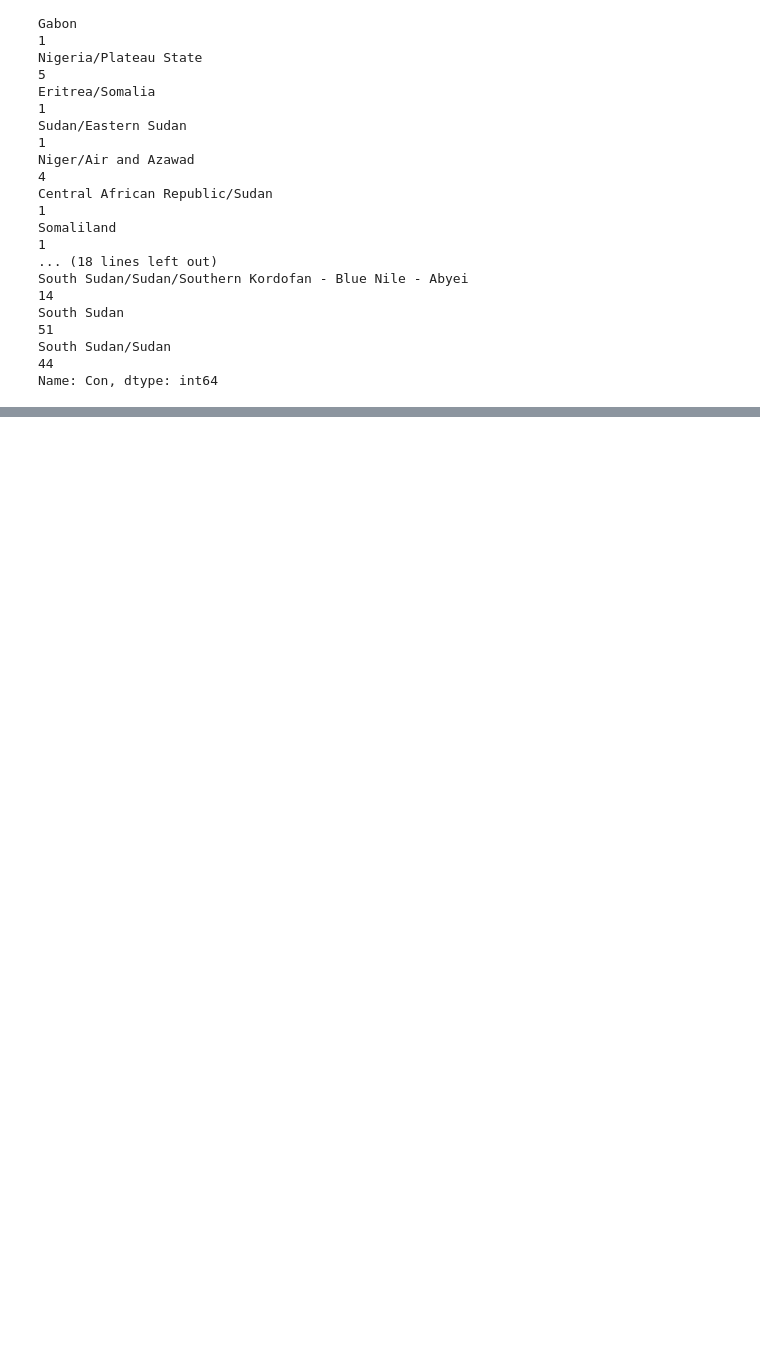
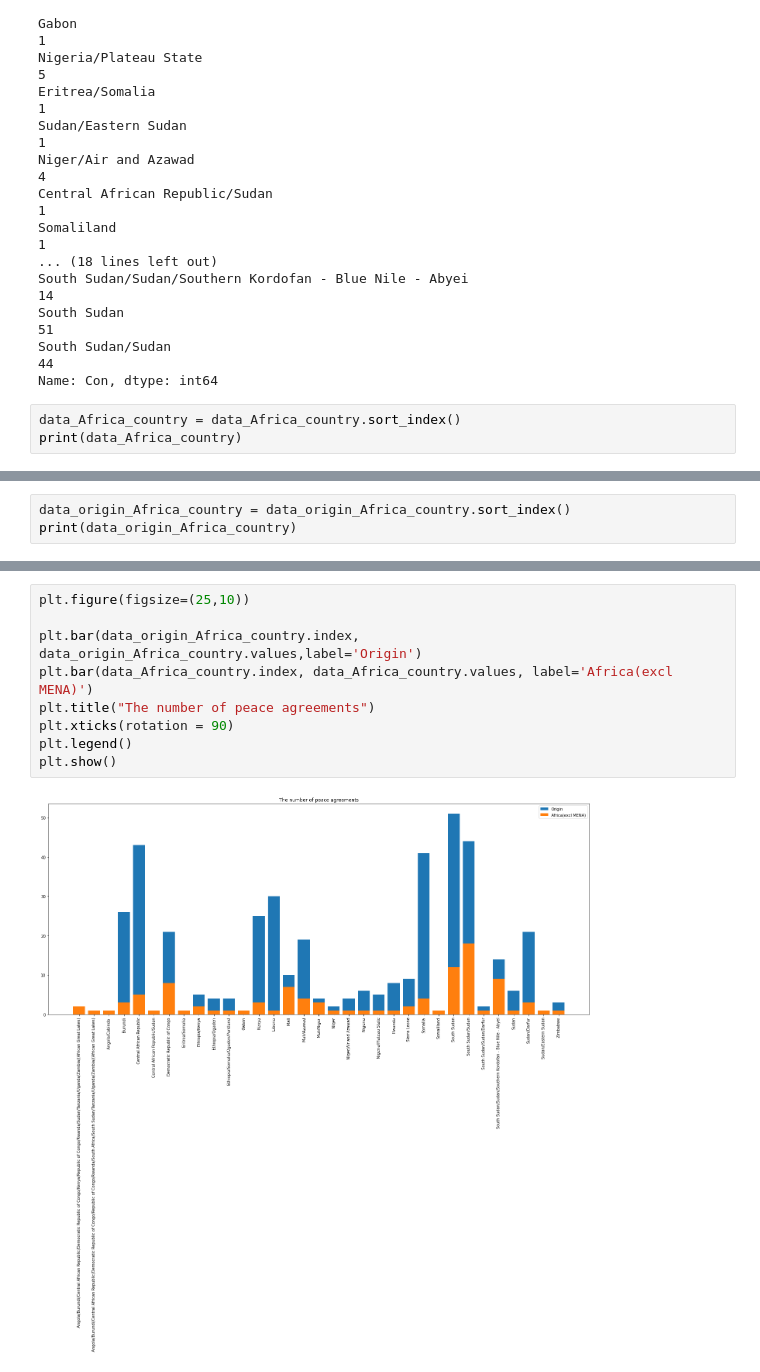
Before and after one commit to linziyingzz/Peace-agreement, a Jupyter notebook: border/assignment3.ipynb, the cells around one changed output, grey strips where cells are left out. Cells and saved outputs as stored; diff of their text form; blank space fills up the shorter version.

Commit message:
code: Contrast the number of peace agreements of origin and  after-filter in different country

```diff
--- a/border/assignment3.ipynb
+++ b/border/assignment3.ipynb
@@ -103,3 +103,6 @@ South Sudan/Sudan/Southern Kordofan - Blue Nile - Abyei
 South Sudan                                                                                                                                                            51
 South Sudan/Sudan                                                                                                                                                      44
 Name: Con, dtype: int64
+# %%
+data_Africa_country = data_Africa_country.sort_index()
+print(data_Africa_country)
@@ -105,0 +127,3 @@ Name: Con, dtype: int64
+# %%
+data_origin_Africa_country = data_origin_Africa_country.sort_index()
+print(data_origin_Africa_country)
@@ -105,0 +148,11 @@ Name: Con, dtype: int64
+# %%
+plt.figure(figsize=(25,10))
+
+plt.bar(data_origin_Africa_country.index, data_origin_Africa_country.values,label='Origin')
+plt.bar(data_Africa_country.index, data_Africa_country.values, label='Africa(excl MENA)')
+plt.title("The number of peace agreements")
+plt.xticks(rotation = 90)
+plt.legend()
+plt.show()
+# %% [output]
+[figure, added]
```
Also changed, not shown: parts of 2 cells of this notebook.
